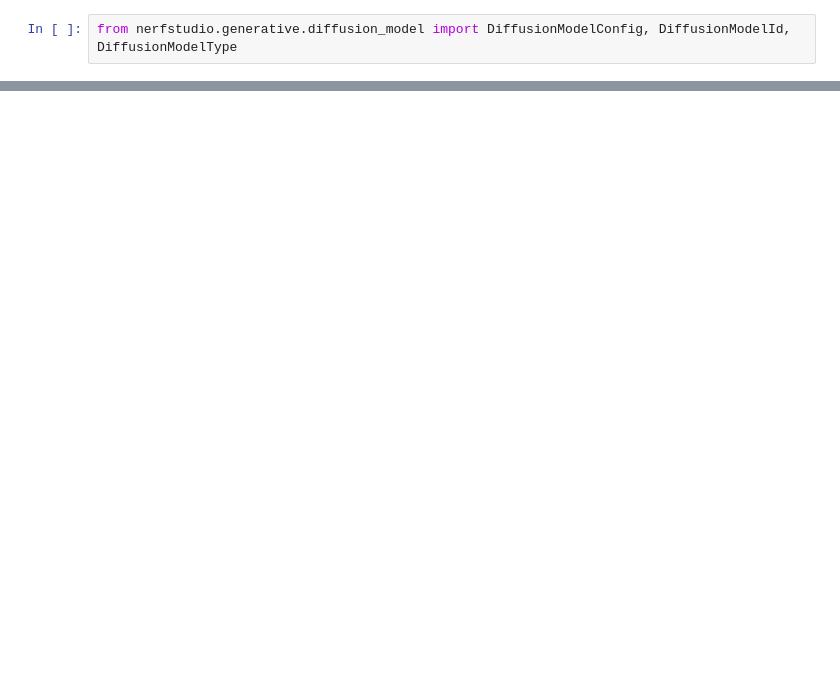
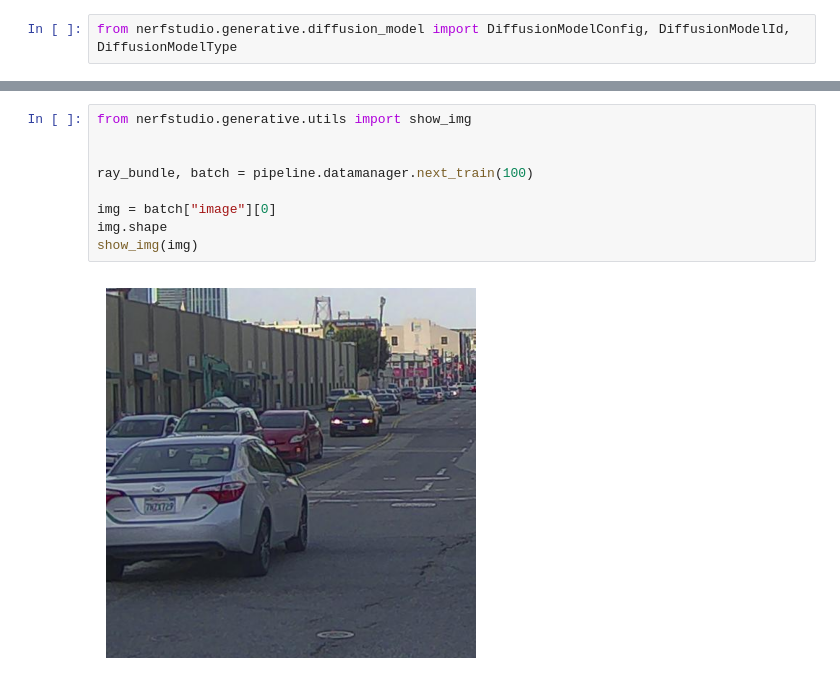
Before and after one commit to gasparyanartur/neurad-diffusion, a Jupyter notebook: nerfstudio/notebooks/neurad-degredation.ipynb, the cells around one changed output, grey strips where cells are left out. Drawn from its saved outputs; the diff is of its cells as text; blank space fills up the shorter version.

```diff
--- a/nerfstudio/notebooks/neurad-degredation.ipynb
+++ b/nerfstudio/notebooks/neurad-degredation.ipynb
@@ -38,0 +62,11 @@ asdict(config)
+# %%
+from nerfstudio.generative.utils import show_img
+
+
+ray_bundle, batch = pipeline.datamanager.next_train(100)
+
+img = batch["image"][0]
+img.shape
+show_img(img)
+# %% [output]
+[figure, added]
```
Also changed, not shown: parts of 2 cells of this notebook, 1 other file.
